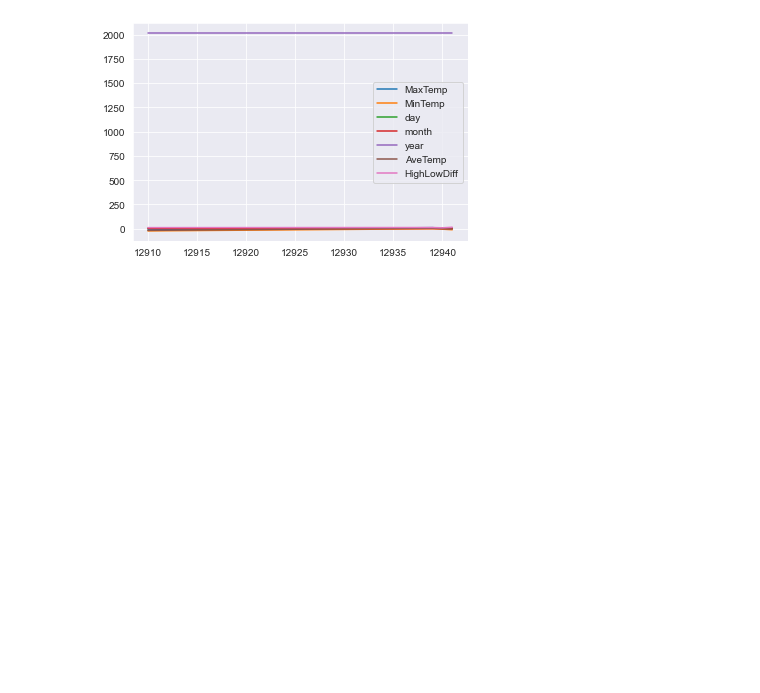
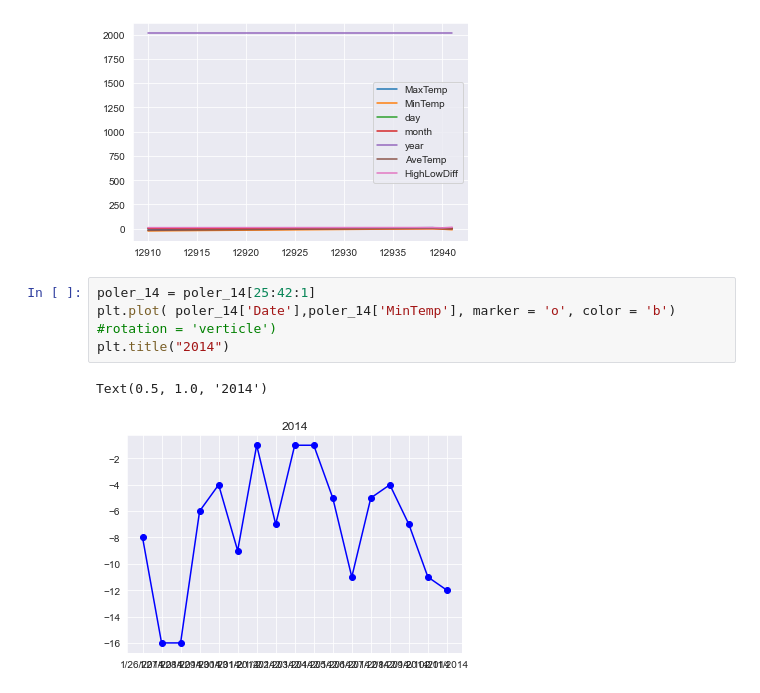
Before and after one commit to searanch/Minneapolis-Historical-Weather, a Jupyter notebook: msp_winter.ipynb, the cells around one changed output. Cells and saved outputs as stored; diff of their text form; blank space fills up the shorter version.

```diff
--- a/msp_winter.ipynb
+++ b/msp_winter.ipynb
@@ -446,3 +482,10 @@ poler_14.loc[[12910,12939,12940,12941]].plot()
 # %% [output]
 <matplotlib.axes._subplots.AxesSubplot at 0x...>
 [figure]
+# %%
+poler_14 = poler_14[25:42:1]
+plt.plot( poler_14['Date'],poler_14['MinTemp'], marker = 'o', color = 'b') #rotation = 'verticle')
+plt.title("2014")
+# %% [output]
+Text(0.5, 1.0, '2014')
+[figure, added]
```
Also changed, not shown: parts of 3 cells of this notebook.
